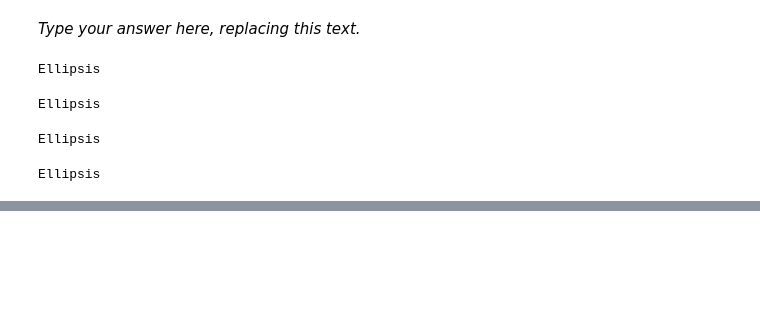
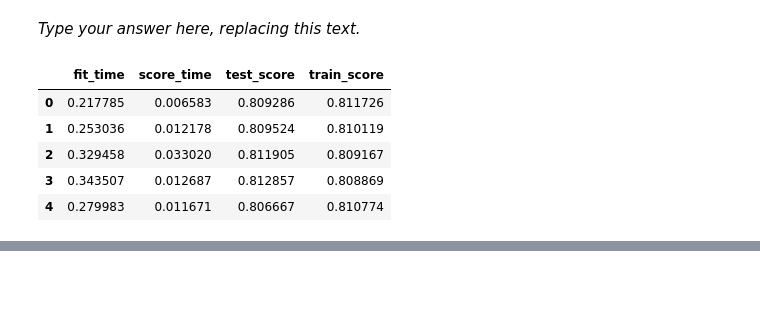
Before and after one commit to RaffertyAng/cpsc330-2025W1, a Jupyter notebook: homeworks/hw5/330_hw3-main/hw5.ipynb, the cells around one changed output, grey strips where cells are left out. Saved outputs shown, nothing was run; the diff lists cells and outputs as text; code cells hidden in the pictures; blank space fills up the shorter version.

```diff
--- a/homeworks/hw5/330_hw3-main/hw5.ipynb
+++ b/homeworks/hw5/330_hw3-main/hw5.ipynb
@@ -481,19 +481,15 @@ Solution_7
 _Points:_ 10
 # %% [markdown]
 _Type your answer here, replacing this text._
-# %%
-...
-# %% [output]
-Ellipsis
-# %%
-...
-# %% [output]
-Ellipsis
-# %%
-...
-# %% [output]
-Ellipsis
-# %%
-...
-# %% [output]
-Ellipsis
+# %%
+pipe_lr = make_pipeline(StandardScaler(), LogisticRegression(random_state=123, max_iter=1000))
+
+scores = cross_validate(pipe_lr, X_train, y_train, return_train_score=True)
+pd.DataFrame(scores)
+# %% [output]
+|  | fit_time | score_time | test_score | train_score |
+| 0 | 0.217785 | 0.006583 | 0.809286 | 0.811726 |
+| 1 | 0.253036 | 0.012178 | 0.809524 | 0.810119 |
+| 2 | 0.329458 | 0.033020 | 0.811905 | 0.809167 |
+| 3 | 0.343507 | 0.012687 | 0.812857 | 0.808869 |
+| 4 | 0.279983 | 0.011671 | 0.806667 | 0.810774 |
```
Also changed, not shown: parts of 2 cells of this notebook.
